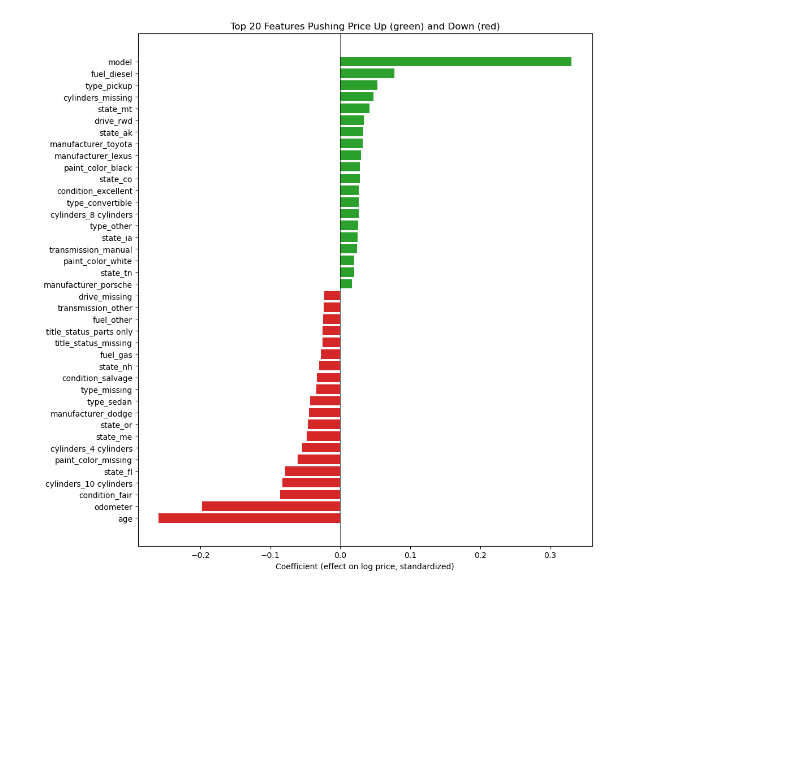
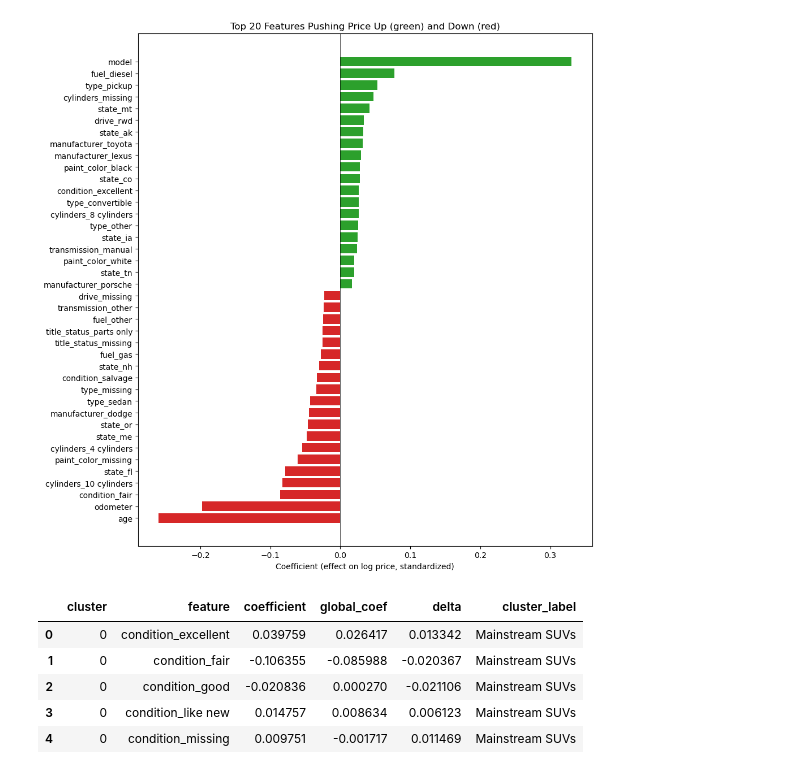
Before and after one commit to cnolan3/used_car_prices, a Jupyter notebook: notebooks/01_analysis.ipynb, the cells around one changed output. Cells and saved outputs as stored; diff of their text form; code cells hidden in the pictures; blank space fills up the shorter version.

```diff
--- a/notebooks/01_analysis.ipynb
+++ b/notebooks/01_analysis.ipynb
@@ -965,3 +965,21 @@ plt.tight_layout()
 plt.show()
 # %% [output]
 [figure]
+# %%
+# Pull global Ridge coefficients into a Series indexed by feature
+global_coefs = coef_df.set_index('feature')['coefficient']
+
+# Build merged frame with delta vs global
+merged = per_cluster_coefs.copy()
+merged['global_coef']   = merged['feature'].map(global_coefs)
+merged['delta']         = merged['coefficient'] - merged['global_coef']
+merged['cluster_label'] = merged['cluster'].map(CLUSTER_LABELS)
+
+merged.head()
+# %% [output]
+|  | cluster | feature | coefficient | global_coef | delta | cluster_label |
+| 0 | 0 | condition_excellent | 0.039759 | 0.026417 | 0.013342 | Mainstream SUVs |
+| 1 | 0 | condition_fair | -0.106355 | -0.085988 | -0.020367 | Mainstream SUVs |
+| 2 | 0 | condition_good | -0.020836 | 0.000270 | -0.021106 | Mainstream SUVs |
+| 3 | 0 | condition_like new | 0.014757 | 0.008634 | 0.006123 | Mainstream SUVs |
+| 4 | 0 | condition_missing | 0.009751 | -0.001717 | 0.011469 | Mainstream SUVs |
```
Also changed, not shown: parts of 2 cells of this notebook.
